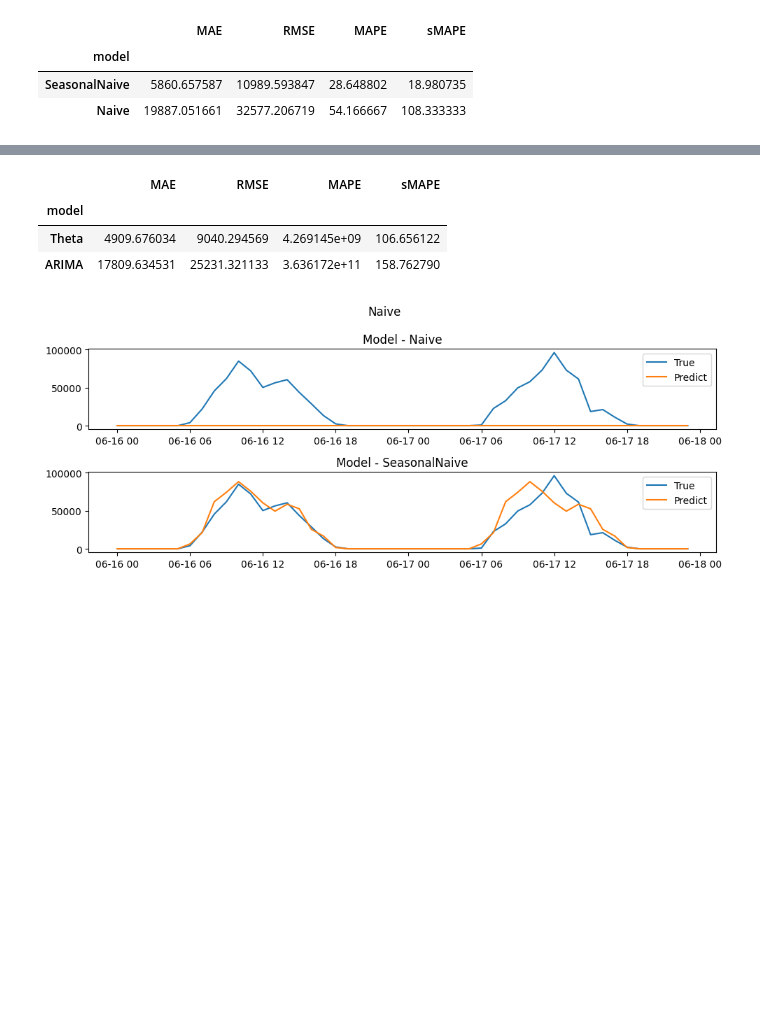
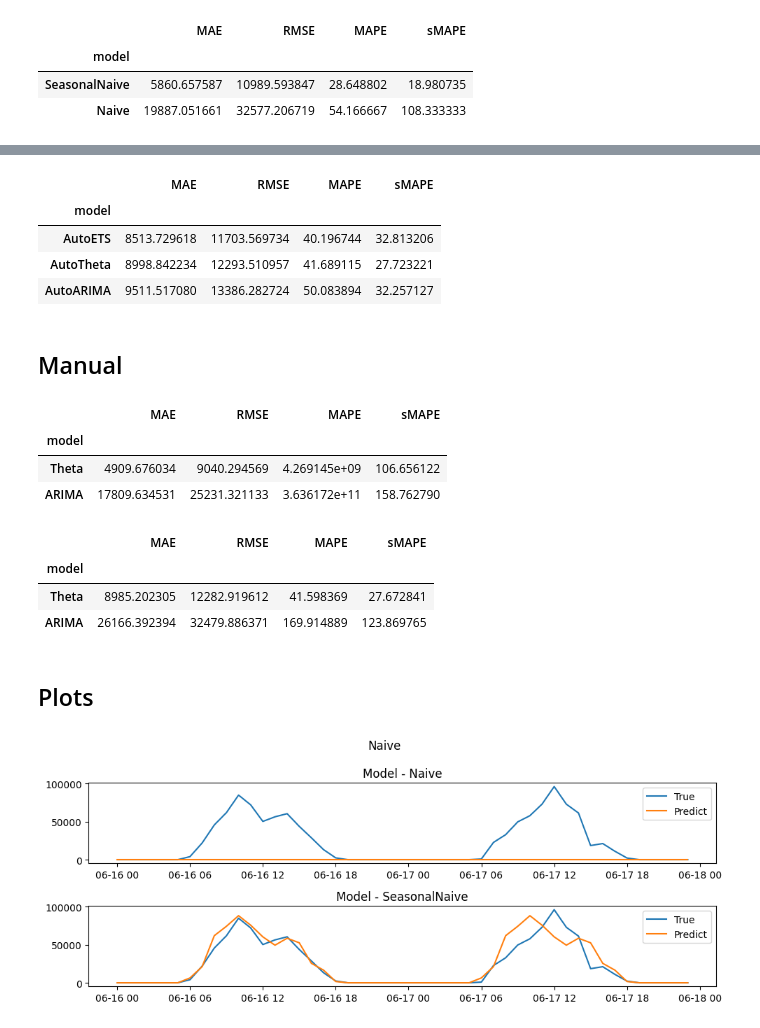
Before and after one commit to Roaoch/tsa_final, a Jupyter notebook: 1_stats_models.ipynb, the cells around one changed output, grey strips where cells are left out. Drawn from its saved outputs; the diff is of its cells as text; code cells hidden in the pictures; blank space fills up the shorter version.

```diff
--- a/1_stats_models.ipynb
+++ b/1_stats_models.ipynb
@@ -155 +159,16 @@ print_metrics(
+# %%
+print_metrics(
+    test_data,
+    auto_forecasts,
+    auto_models,
+    True
+)
+# %% [output]
+|  | MAE | RMSE | MAPE | sMAPE |
+| model |  |  |  |  |
+| AutoETS | 8513.729618 | 11703.569734 | 40.196744 | 32.813206 |
+| AutoTheta | 8998.842234 | 12293.510957 | 41.689115 | 27.723221 |
+| AutoARIMA | 9511.517080 | 13386.282724 | 50.083894 | 32.257127 |
+# %% [markdown]
+## Manual
 # %%
@@ -165,6 +182,20 @@ print_metrics(
 | model |  |  |  |  |
 | Theta | 4909.676034 | 9040.294569 | 4.269145e+09 | 106.656122 |
 | ARIMA | 17809.634531 | 25231.321133 | 3.636172e+11 | 158.762790 |
+# %%
+print_metrics(
+    test_data,
+    manual_forecasts,
+    manual_models,
+    True,
+)
+# %% [output]
+|  | MAE | RMSE | MAPE | sMAPE |
+| model |  |  |  |  |
+| Theta | 8985.202305 | 12282.919612 | 41.598369 | 27.672841 |
+| ARIMA | 26166.392394 | 32479.886371 | 169.914889 | 123.869765 |
+# %% [markdown]
+## Plots
 # %%
 def plot_forecast(
     data: pd.DataFrame,
```
Also changed, not shown: parts of 19 cells of this notebook, 4 other files.
